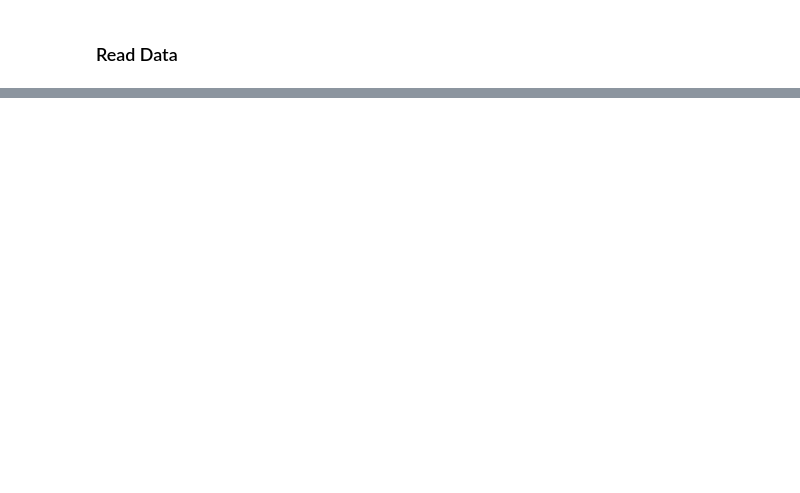
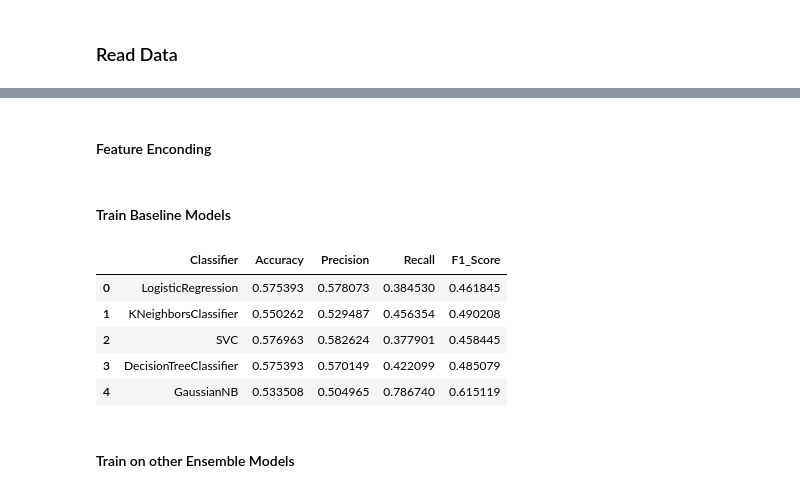
Before and after one commit to kianakiashemshaki/Math-model, a Jupyter notebook: notebooks/Machine_Learning.ipynb, the cells around one changed output, grey strips where cells are left out. Saved outputs shown, nothing was run; the diff lists cells and outputs as text; code cells hidden in the pictures; blank space fills up the shorter version.

Commit message:
Complete prediction

```diff
--- a/notebooks/Machine_Learning.ipynb
+++ b/notebooks/Machine_Learning.ipynb
@@ -32,0 +112,5 @@ df = pd.read_csv('../data/Math.csv', sep=';', encoding='ISO-8859-1')
+# %%
+"""
+We drop the Question ID and Student ID columns since they don't influence or add value to our models
+"""
+ml_data = df.drop(['Student ID', 'Question ID'],axis=1)
@@ -32,0 +119,9 @@ df = pd.read_csv('../data/Math.csv', sep=';', encoding='ISO-8859-1')
+# %%
+X = ml_data .drop(['Type of Answer'], axis = 1, inplace = False)
+y = ml_data ['Type of Answer']
+
+X_train, X_eval, y_train, y_eval = train_test_split(X, y,
+                                                  test_size = 0.2,
+                                                  random_state = 0)
+# %% [markdown]
+#### Feature Enconding
@@ -32,0 +151,44 @@ df = pd.read_csv('../data/Math.csv', sep=';', encoding='ISO-8859-1')
+# %% [markdown]
+####  Train Baseline Models
+# %%
+# List of models/classifiers
+classifiers = [
+    LogisticRegression(),
+    KNeighborsClassifier(),
+    SVC(),
+    DecisionTreeClassifier(),
+    GaussianNB(),
+]
+
+results = []
+
+
+for classifier in classifiers:
+    pipe = Pipeline(steps=[
+        ('preprocessor', features_preprocessor),
+        ('to_dense', dense_transformer),
+        ('classifier', classifier)
+    ])
+    pipe.fit(X_train, y_train)
+    y_pred = pipe.predict(X_eval)
+
+
+    results.append({
+        'Classifier': classifier.__class__.__name__,
+        'Accuracy': accuracy_score(y_eval, y_pred),
+        'Precision': precision_score(y_eval, y_pred, average='binary'),
+        'Recall': recall_score(y_eval, y_pred, average='binary'),
+        'F1_Score': f1_score(y_eval, y_pred, average='binary'),
+    })
+# %%
+df_results = pd.DataFrame(results)
+df_results
+# %% [output]
+|  | Classifier | Accuracy | Precision | Recall | F1_Score |
+| 0 | LogisticRegression | 0.575393 | 0.578073 | 0.384530 | 0.461845 |
+| 1 | KNeighborsClassifier | 0.550262 | 0.529487 | 0.456354 | 0.490208 |
+| 2 | SVC | 0.576963 | 0.582624 | 0.377901 | 0.458445 |
+| 3 | DecisionTreeClassifier | 0.575393 | 0.570149 | 0.422099 | 0.485079 |
+| 4 | GaussianNB | 0.533508 | 0.504965 | 0.786740 | 0.615119 |
+# %% [markdown]
+#### Train on other Ensemble Models
```
Also changed, not shown: parts of 18 cells of this notebook.
